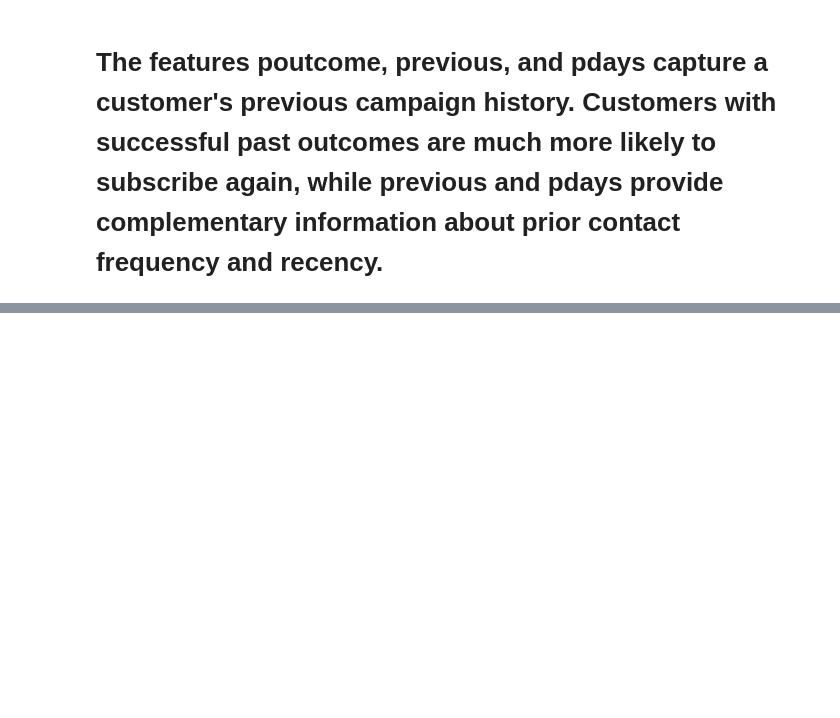
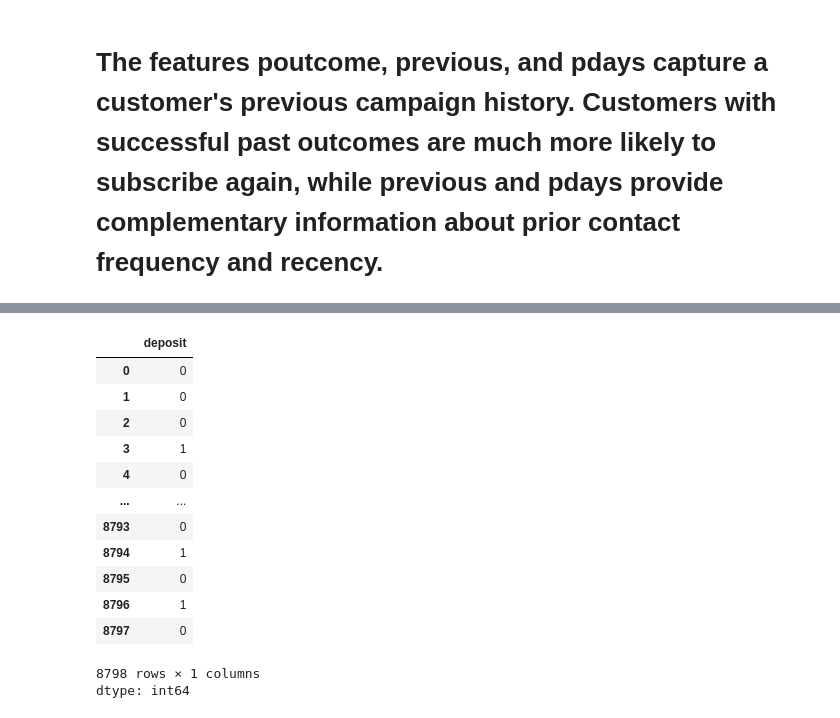
Before and after one commit to UKD1211/100_days_ML_cX_ISI_DS, a Jupyter notebook: Bank_Marketing_Campaign.ipynb, the cells around one changed output, grey strips where cells are left out. Cells and saved outputs as stored; diff of their text form; code cells hidden in the pictures; blank space fills up the shorter version.

```diff
--- a/Bank_Marketing_Campaign.ipynb
+++ b/Bank_Marketing_Campaign.ipynb
@@ -693,0 +1538,17 @@ y_test_mod = pd.Series(y_test_mod,name = 'deposit')
+# %%
+y_train_mod
+# %% [output]
+|  | deposit |
+| 0 | 0 |
+| 1 | 0 |
+| 2 | 0 |
+| 3 | 1 |
+| 4 | 0 |
+| ... | ... |
+| 8793 | 0 |
+| 8794 | 1 |
+| 8795 | 0 |
+| 8796 | 1 |
+| 8797 | 0 |
+8798 rows × 1 columns
+dtype: int64
```
Also changed, not shown: parts of 135 cells of this notebook.
